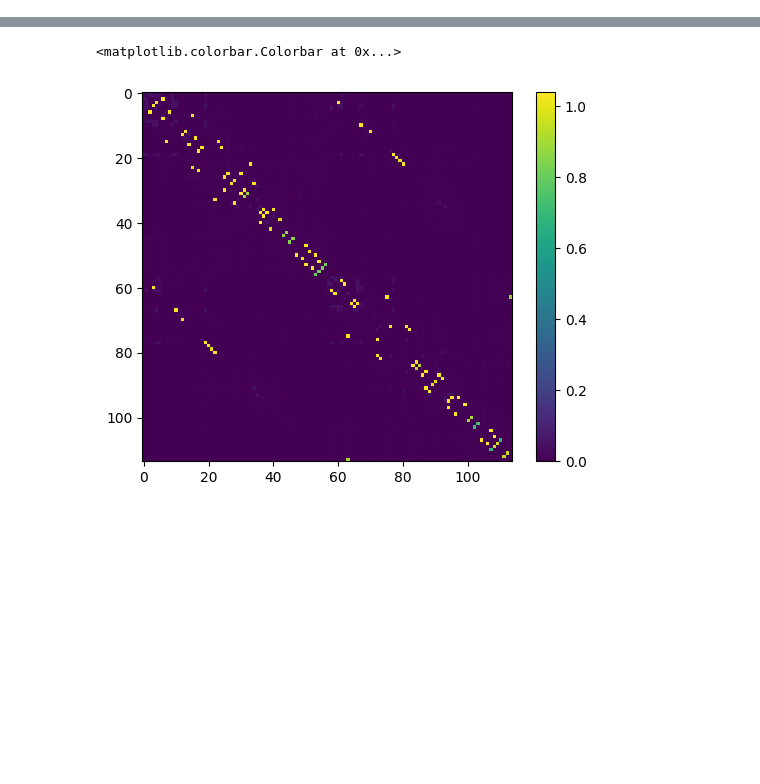
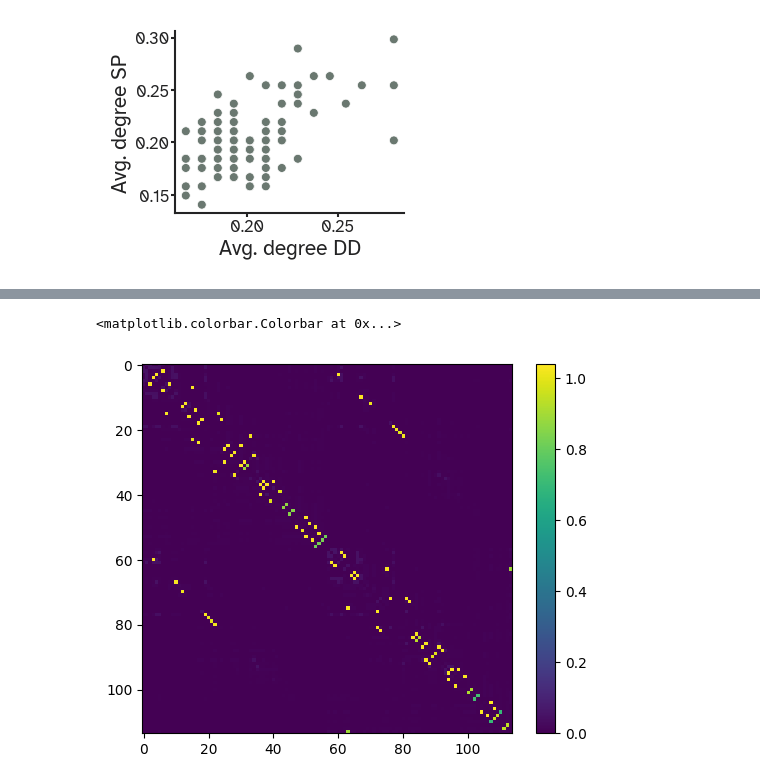
Before and after one commit to kuffmode/Optimal_networks, a Jupyter notebook: generative_analysis.ipynb, the cells around one changed output, grey strips where cells are left out. Saved outputs shown, nothing was run; the diff lists cells and outputs as text; code cells hidden in the pictures; blank space fills up the shorter version.

```diff
--- a/generative_analysis.ipynb
+++ b/generative_analysis.ipynb
@@ -114,0 +106,10 @@ check_density(connectivity)
+# %%
+plt.figure(figsize=(viz.cm_to_inch((5,4))), dpi=150)
+sns.scatterplot(x=best_rd[:,:,-1].mean(0),
+                y=best_sp[:,:,-1].mean(0),size=2)
+plt.xlabel("Avg. degree DD")
+plt.ylabel("Avg. degree SP")
+plt.gca().legend().remove()
+sns.despine()
+# %% [output]
+[figure, added]
```
Also changed, not shown: parts of 71 cells of this notebook, 23 other files.
